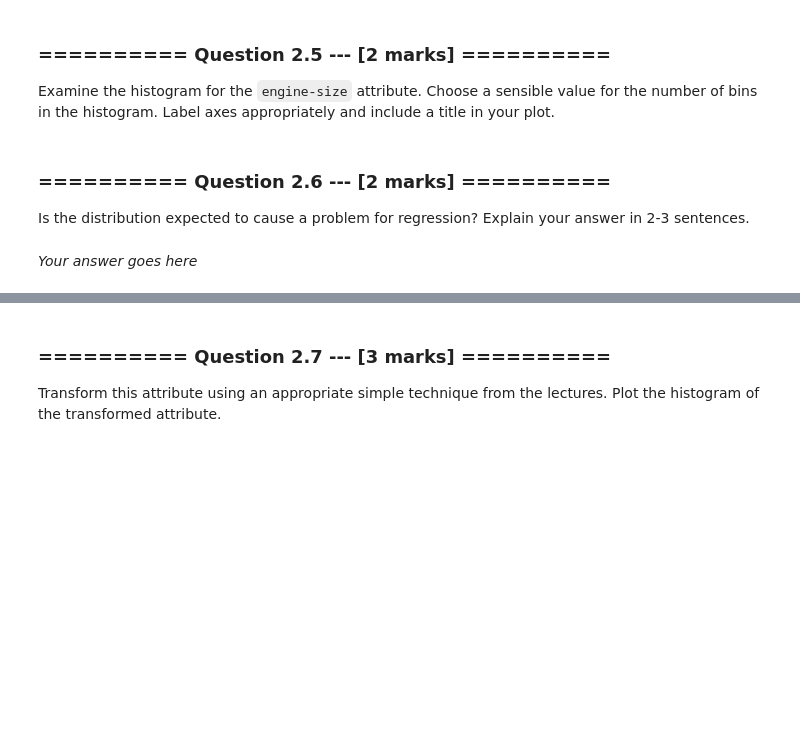
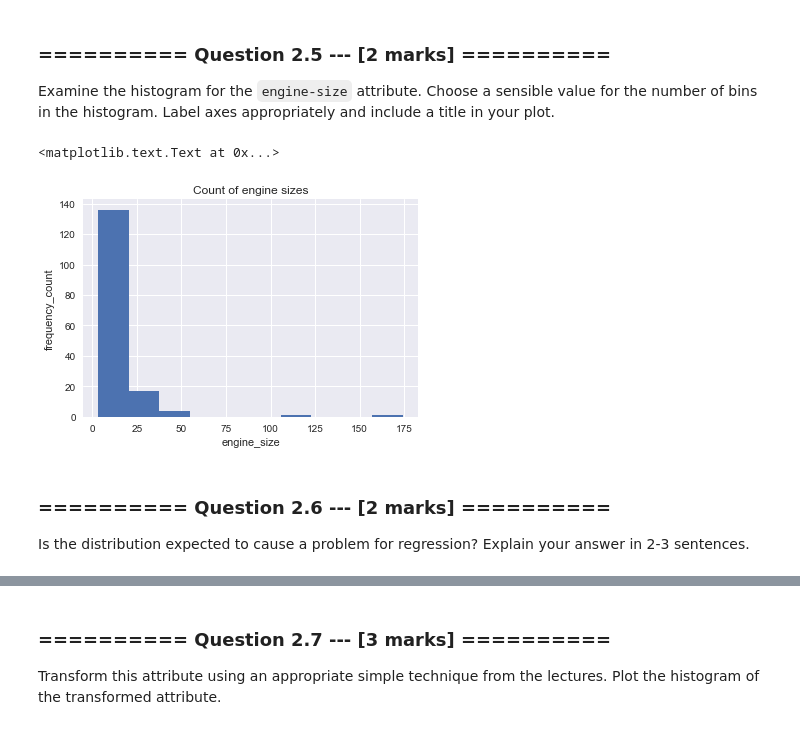
Before and after one commit to JeffreyJosanne/iaml2017, a Jupyter notebook: 05_Assignment_2.ipynb, the cells around one changed output, grey strips where cells are left out. Saved outputs shown, nothing was run; the diff lists cells and outputs as text; code cells hidden in the pictures; blank space fills up the shorter version.

```diff
--- a/05_Assignment_2.ipynb
+++ b/05_Assignment_2.ipynb
@@ -552,5 +594,15 @@ Examine the histogram for the `engine-size` attribute. Choose a sensible value f
+# %%
+# Your code goes here
+engine_size = auto_numeric['engine-size']
+plt.hist(engine_size, range=[min(engine_size), max(engine_size)])
+plt.xlabel("engine_size")
+plt.ylabel("frequency_count")
+plt.title("Count of engine sizes")
+
+## Sensible value will automatically lie if the range is chosen between minimum and maximum
+# %% [output]
+<matplotlib.text.Text at 0x...>
+[figure, added]
 # %% [markdown]
 ### ========== Question 2.6 --- [2 marks] ==========
 Is the distribution expected to cause a problem for regression? Explain your answer in 2-3 sentences.
-# %% [markdown]
-*Your answer goes here*
```
Also changed, not shown: parts of 11 cells of this notebook.
